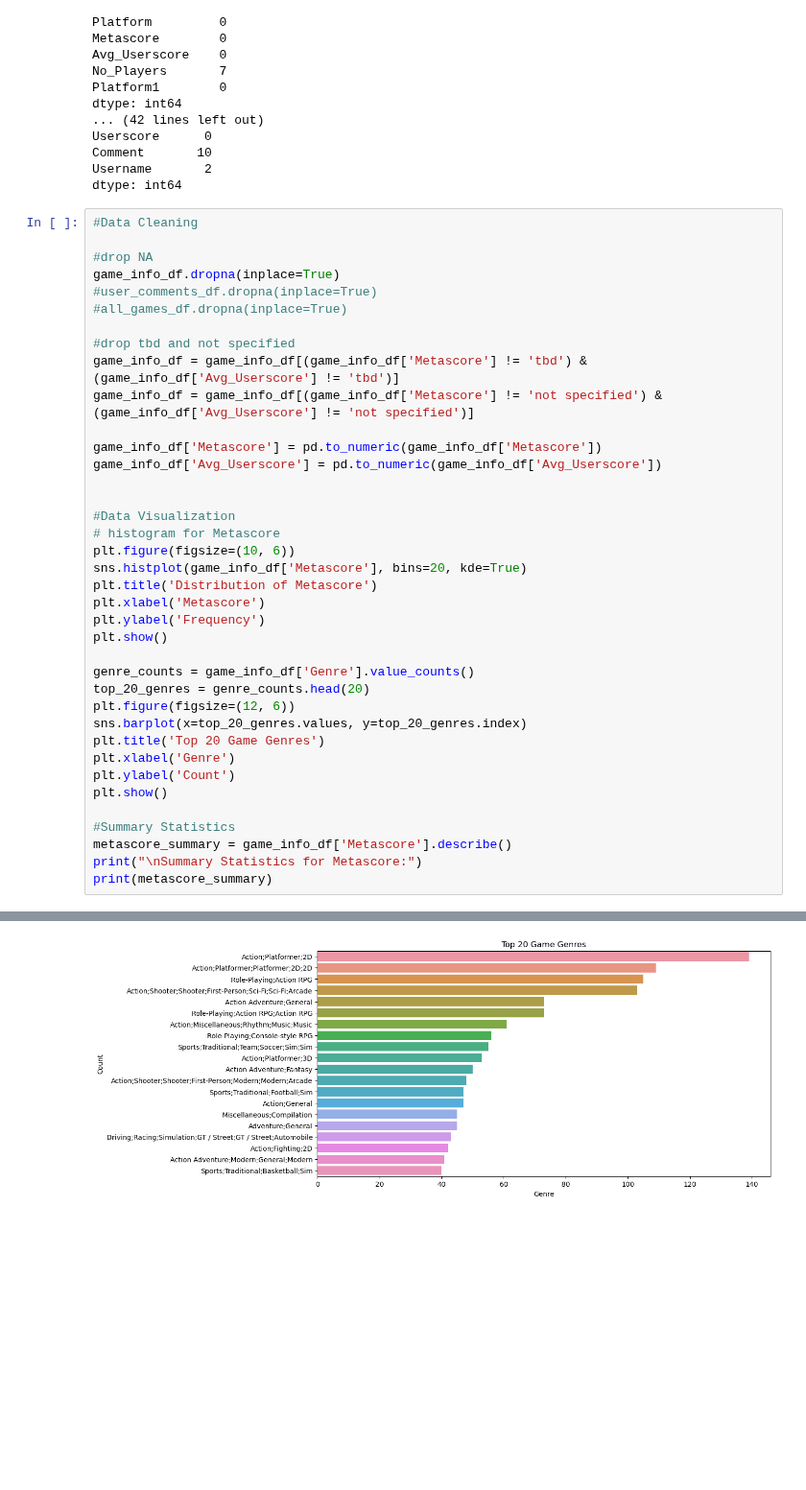
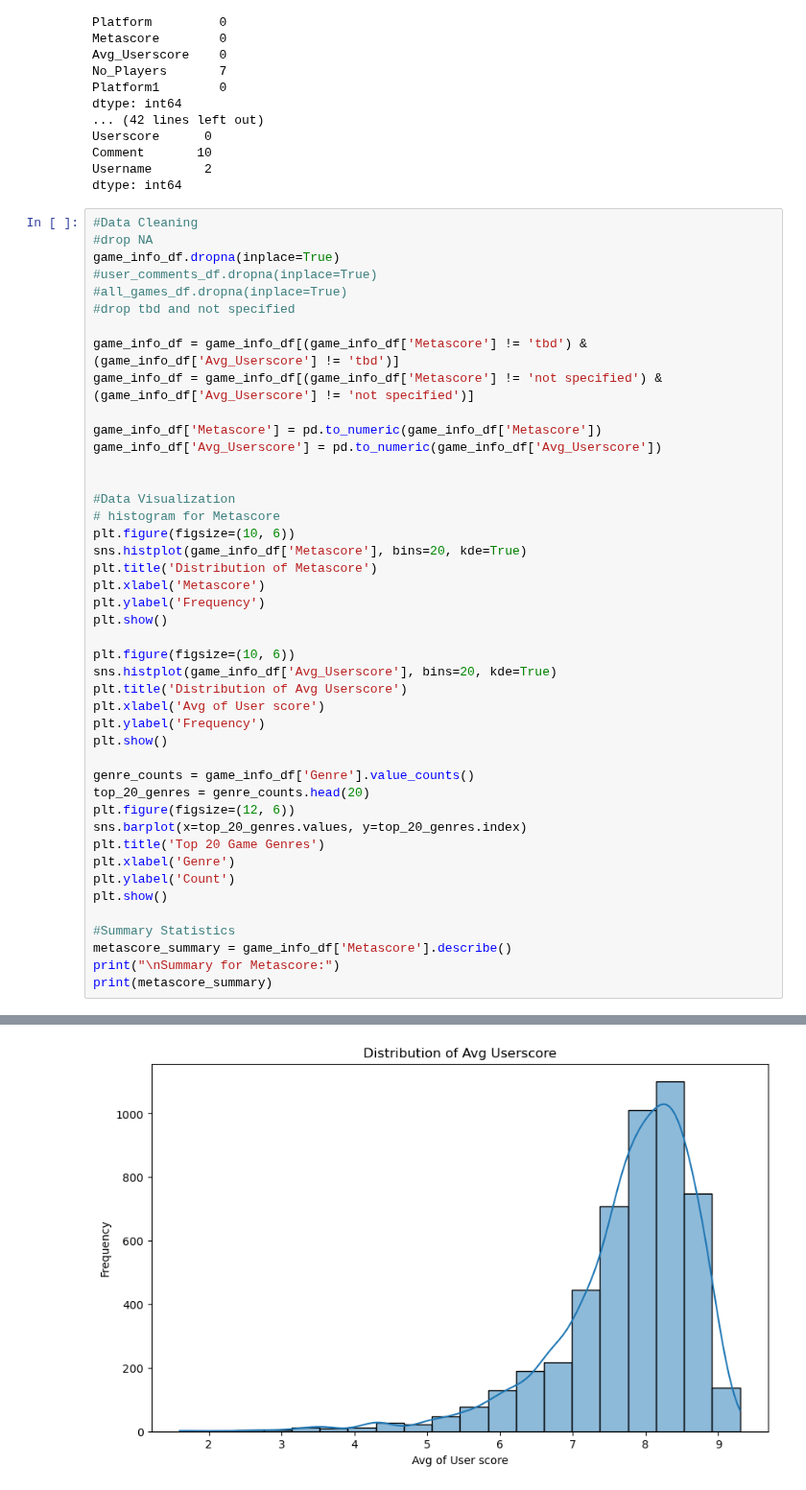
Before and after one commit to wd686/EBAC, a Jupyter notebook: dataProcessing/dataProcessing-wd.ipynb, the cells around one changed output, grey strips where cells are left out. Shown at 96% size. Drawn from its saved outputs; the diff is of its cells as text; blank space fills up the shorter version.

```diff
--- a/dataProcessing/dataProcessing-wd.ipynb
+++ b/dataProcessing/dataProcessing-wd.ipynb
@@ -92,42 +92,48 @@ Username       2
 dtype: int64
 # %%
 #Data Cleaning
-
 #drop NA
 game_info_df.dropna(inplace=True)
 #user_comments_df.dropna(inplace=True)
 #all_games_df.dropna(inplace=True)
+#drop tbd and not specified
 
-#drop tbd and not specified
 game_info_df = game_info_df[(game_info_df['Metascore'] != 'tbd') & (game_info_df['Avg_Userscore'] != 'tbd')]
 game_info_df = game_info_df[(game_info_df['Metascore'] != 'not specified') & (game_info_df['Avg_Userscore'] != 'not specified')]
 
 game_info_df['Metascore'] = pd.to_numeric(game_info_df['Metascore'])
 game_info_df['Avg_Userscore'] = pd.to_numeric(game_info_df['Avg_Userscore'])
 
 
 #Data Visualization
 # histogram for Metascore
 plt.figure(figsize=(10, 6))
 sns.histplot(game_info_df['Metascore'], bins=20, kde=True)
 plt.title('Distribution of Metascore')
 plt.xlabel('Metascore')
 plt.ylabel('Frequency')
 plt.show()
 
+plt.figure(figsize=(10, 6))
+sns.histplot(game_info_df['Avg_Userscore'], bins=20, kde=True)
+plt.title('Distribution of Avg Userscore')
+plt.xlabel('Avg of User score')
+plt.ylabel('Frequency')
+plt.show()
+
 genre_counts = game_info_df['Genre'].value_counts()
 top_20_genres = genre_counts.head(20)
 plt.figure(figsize=(12, 6))
 sns.barplot(x=top_20_genres.values, y=top_20_genres.index)
 plt.title('Top 20 Game Genres')
 plt.xlabel('Genre')
 plt.ylabel('Count')
 plt.show()
 
 #Summary Statistics
 metascore_summary = game_info_df['Metascore'].describe()
-print("\nSummary Statistics for Metascore:")
+print("\nSummary for Metascore:")
 print(metascore_summary)
 # %% [output]
 [figure]
-[figure, old version]
+[figure, new version]
```
Also changed, not shown: parts of 7 cells of this notebook.
